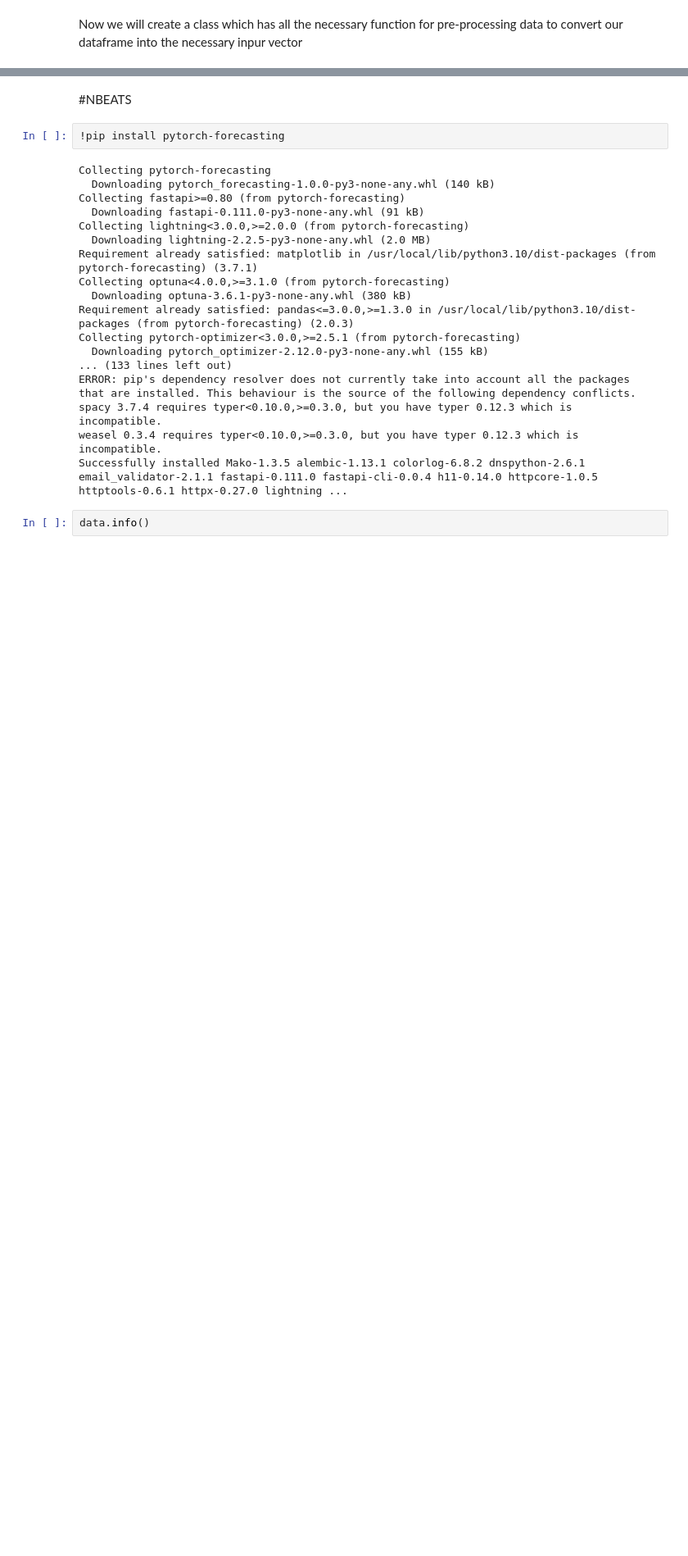
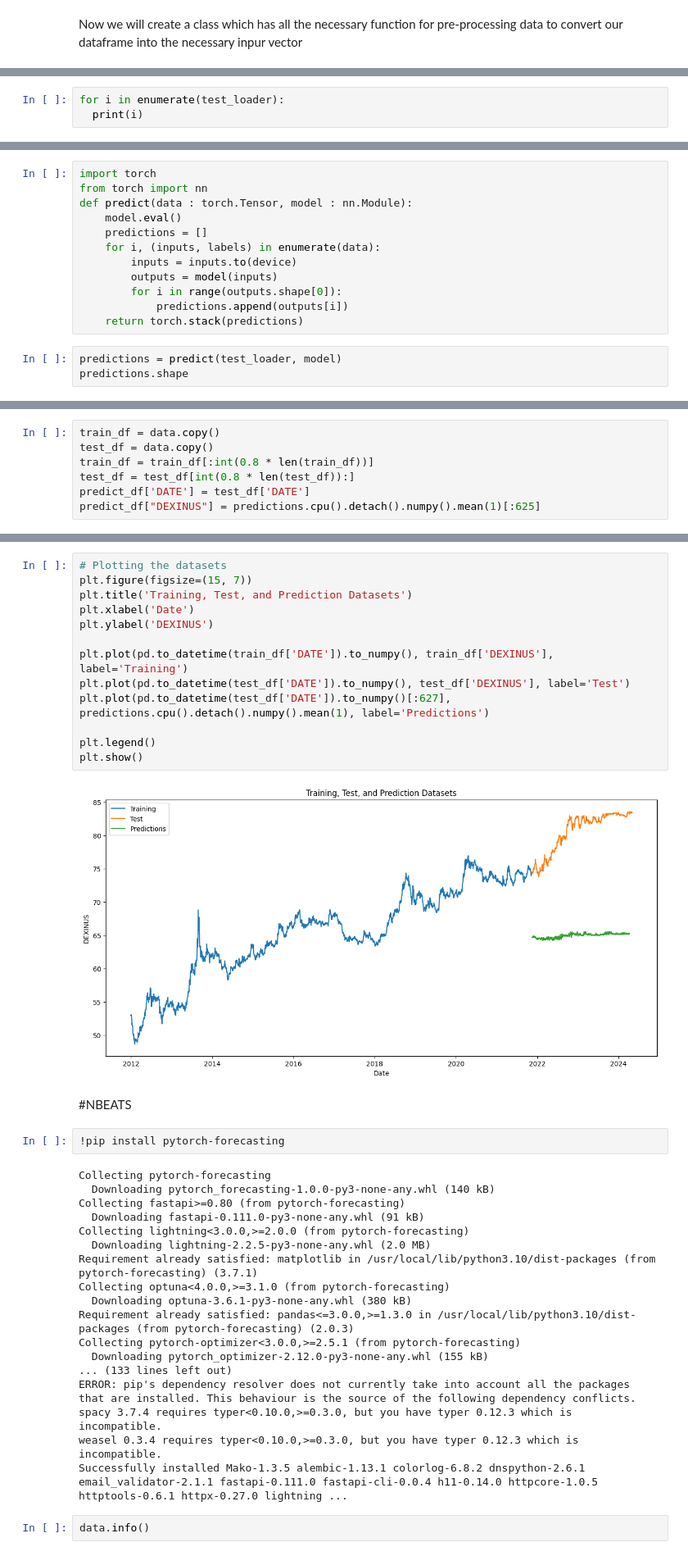
Before and after one commit to psycoplankton/Rupee-vs-Dollar-Time-Series-Forecasting, a Jupyter notebook: Time_Series_prediction_with_LSTM_N_BEATS_and_Autoformer_.ipynb, the cells around one changed output, grey strips where cells are left out. Shown at 82% size. Drawn from its saved outputs; the diff is of its cells as text; blank space fills up the shorter version.

```diff
--- a/Time_Series_prediction_with_LSTM_N_BEATS_and_Autoformer_.ipynb
+++ b/Time_Series_prediction_with_LSTM_N_BEATS_and_Autoformer_.ipynb
@@ -371,0 +362,3 @@ train_dataset, test_dataset = pre_processing.train_test_split(dataframe = df)
+# %%
+for i in enumerate(test_loader):
+  print(i)
@@ -371,0 +544,15 @@ train_dataset, test_dataset = pre_processing.train_test_split(dataframe = df)
+# %%
+import torch
+from torch import nn
+def predict(data : torch.Tensor, model : nn.Module):
+    model.eval()
+    predictions = []
+    for i, (inputs, labels) in enumerate(data):
+        inputs = inputs.to(device)
+        outputs = model(inputs)
+        for i in range(outputs.shape[0]):
+            predictions.append(outputs[i])
+    return torch.stack(predictions)
+# %%
+predictions = predict(test_loader, model)
+predictions.shape
@@ -371,0 +561,7 @@ train_dataset, test_dataset = pre_processing.train_test_split(dataframe = df)
+# %%
+train_df = data.copy()
+test_df = data.copy()
+train_df = train_df[:int(0.8 * len(train_df))]
+test_df = test_df[int(0.8 * len(test_df)):]
+predict_df['DATE'] = test_df['DATE']
+predict_df["DEXINUS"] = predictions.cpu().detach().numpy().mean(1)[:625]
@@ -372 +577,16 @@ train_dataset, test_dataset = pre_processing.train_test_split(dataframe = df)
+# %%
+# Plotting the datasets
+plt.figure(figsize=(15, 7))
+plt.title('Training, Test, and Prediction Datasets')
+plt.xlabel('Date')
+plt.ylabel('DEXINUS')
+
+plt.plot(pd.to_datetime(train_df['DATE']).to_numpy(), train_df['DEXINUS'], label='Training')
+plt.plot(pd.to_datetime(test_df['DATE']).to_numpy(), test_df['DEXINUS'], label='Test')
+plt.plot(pd.to_datetime(test_df['DATE']).to_numpy()[:627], predictions.cpu().detach().numpy().mean(1), label='Predictions')
+
+plt.legend()
+plt.show()
+# %% [output]
+[figure, added]
 # %% [markdown]
```
Also changed, not shown: parts of 23 cells of this notebook, 4 other files.
